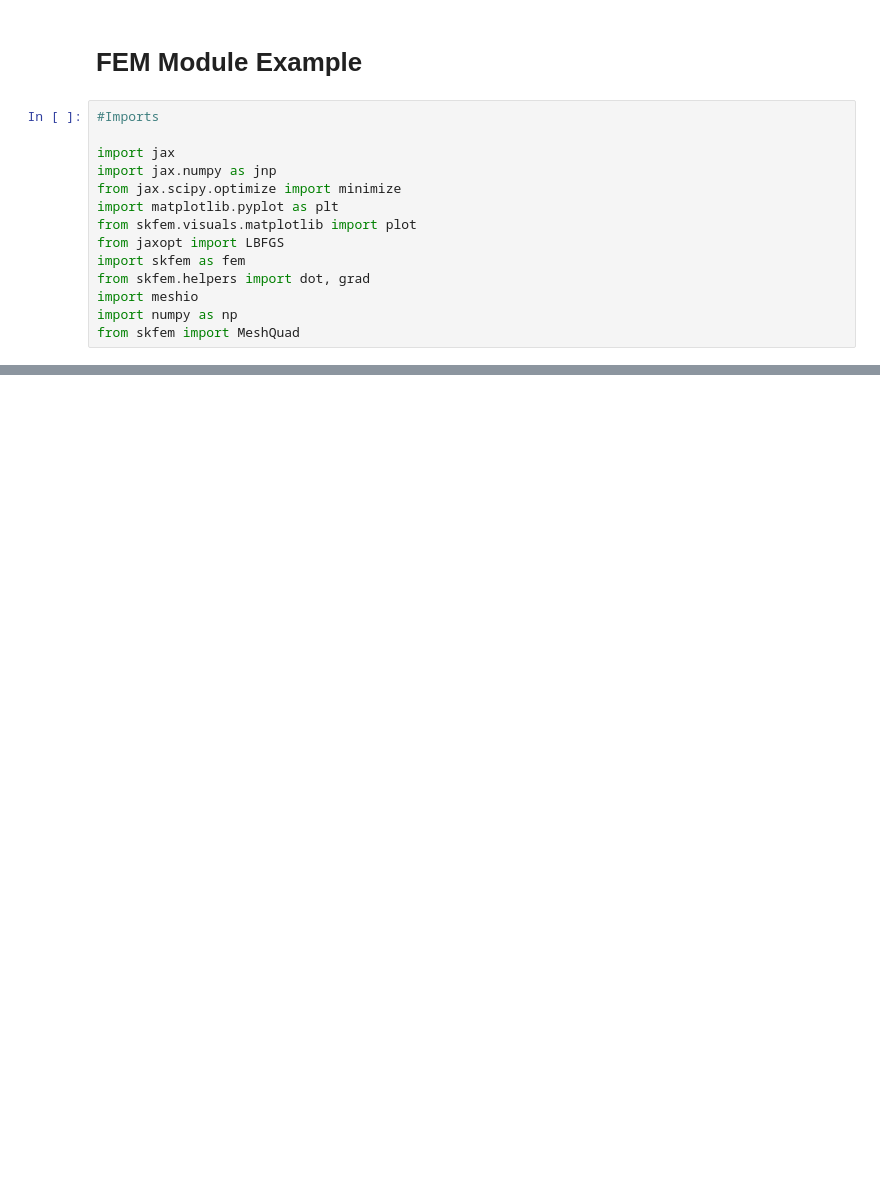
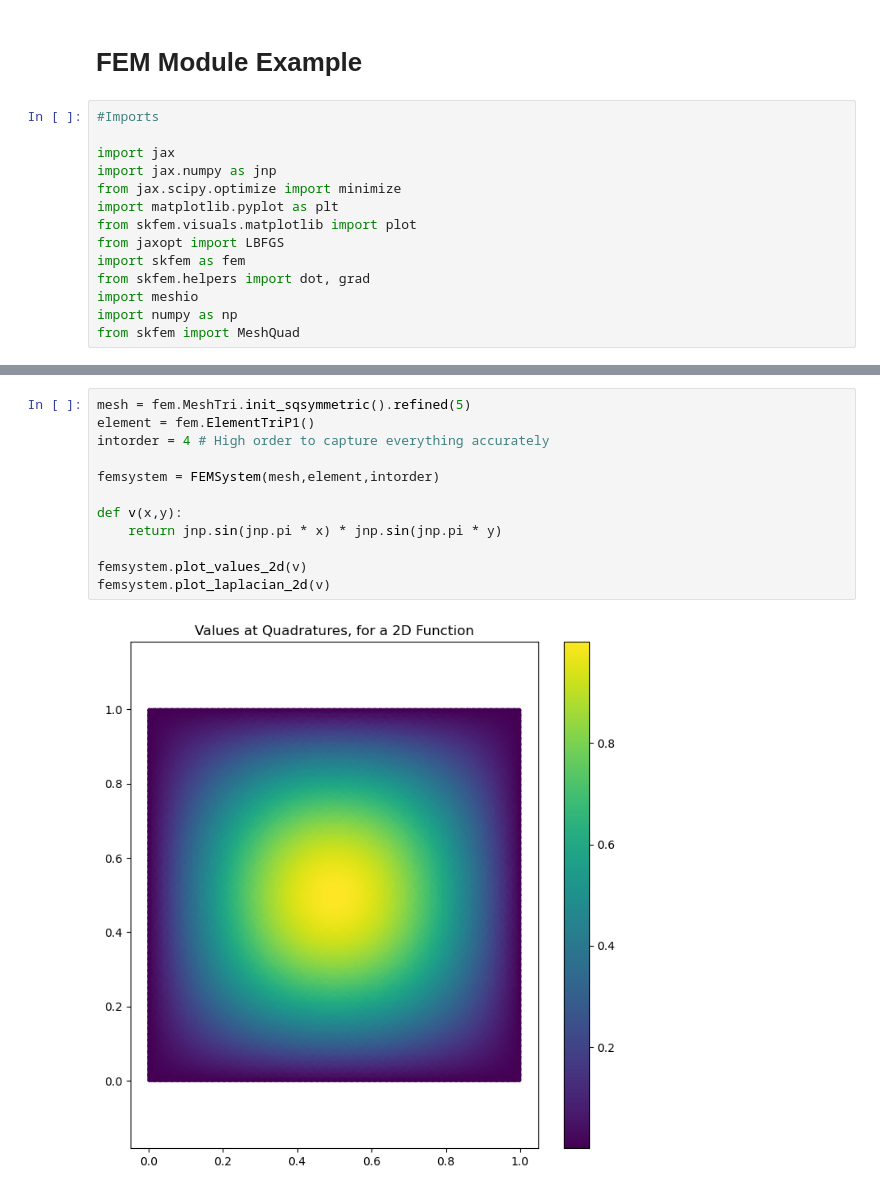
Before and after one commit to vcaipu/cqednumerics, a Jupyter notebook: fem.ipynb, the cells around one changed output, grey strips where cells are left out. Cells and saved outputs as stored; diff of their text form; blank space fills up the shorter version.

```diff
--- a/fem.ipynb
+++ b/fem.ipynb
@@ -136,0 +164,14 @@ SyntaxError: expected ':' (1284961720.py, line 99)
+# %%
+mesh = fem.MeshTri.init_sqsymmetric().refined(5)
+element = fem.ElementTriP1()
+intorder = 4 # High order to capture everything accurately
+
+femsystem = FEMSystem(mesh,element,intorder)
+
+def v(x,y):
+    return jnp.sin(jnp.pi * x) * jnp.sin(jnp.pi * y)
+
+femsystem.plot_values_2d(v)
+femsystem.plot_laplacian_2d(v)
+# %% [output]
+[figure, added]
```
Also changed, not shown: parts of 2 cells of this notebook.
